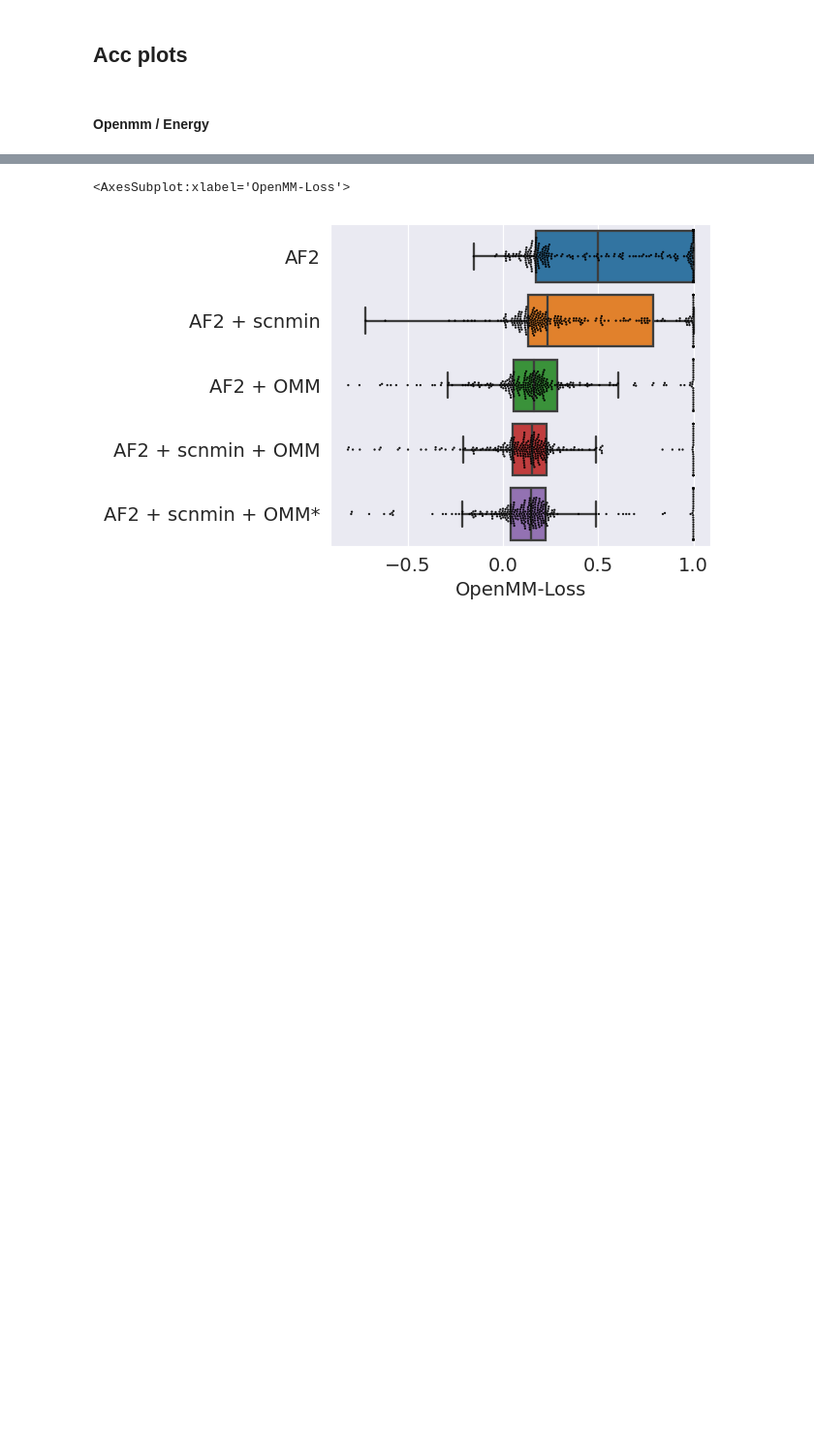
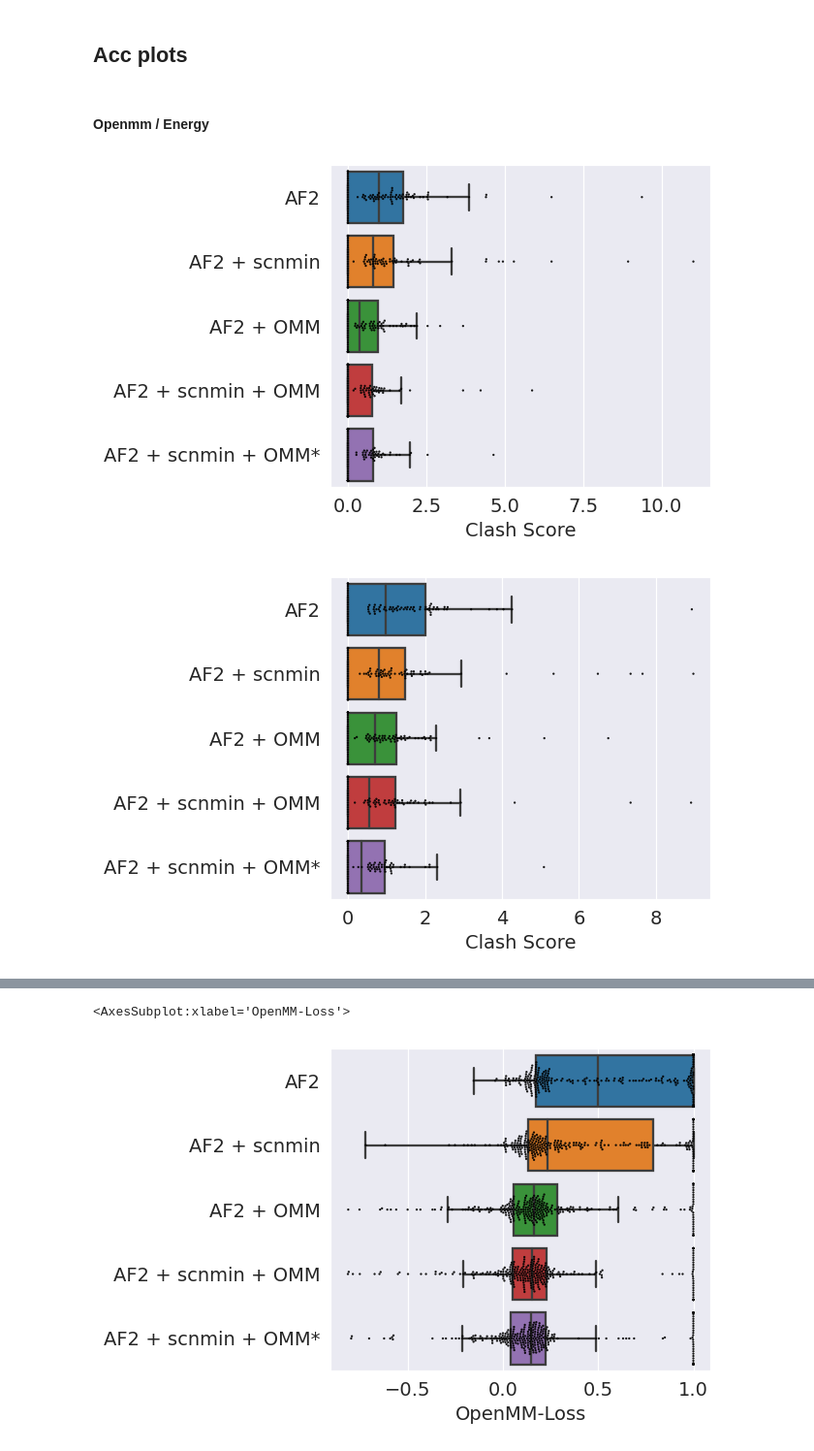
Before and after one commit to jonathanking/openfold, a Jupyter notebook: jk_research/evaluations/230731/230731_relax_plots.ipynb, the cells around one changed output, grey strips where cells are left out. Shown at 97% size. Cells and saved outputs as stored; diff of their text form; code cells hidden in the pictures; blank space fills up the shorter version.

```diff
--- a/jk_research/evaluations/230731/230731_relax_plots.ipynb
+++ b/jk_research/evaluations/230731/230731_relax_plots.ipynb
@@ -849,3 +884,29 @@ Metric: lddt_aa | Relax state: test_pred_relaxed
 ## Acc plots
 # %% [markdown]
 #### Openmm / Energy
+# %%
+metric = 'clashscore'
+state = 'test_pred_relaxed'
+# state = 'test_pred'
+for s in range(3):
+    make_nbarplot((dfs['AF2']['seeds'][s][state],
+                dfs['AF2 + scnmin']['seeds'][s][state],
+                dfs['AF2 + OMM']['seeds'][s][state],
+                dfs['AF2 + scnmin + OMM']['seeds'][s][state],
+                dfs['AF2 + scnmin + OMM*']['seeds'][s][state],),
+                ('AF2',
+                'AF2 + scnmin',
+                'AF2 + OMM',
+                'AF2 + scnmin + OMM',
+                'AF2 + scnmin + OMM*',),
+                metric,
+                "test",
+                dotsize=1.5,
+                fliers=False,
+                title_suffix="",
+                save_prefix="openmm_UR",
+                swarm=True,
+                violin=False)
+# %% [output]
+[figure, added]
+[figure, added]
```
Also changed, not shown: parts of 2 cells of this notebook, 6 other files.
